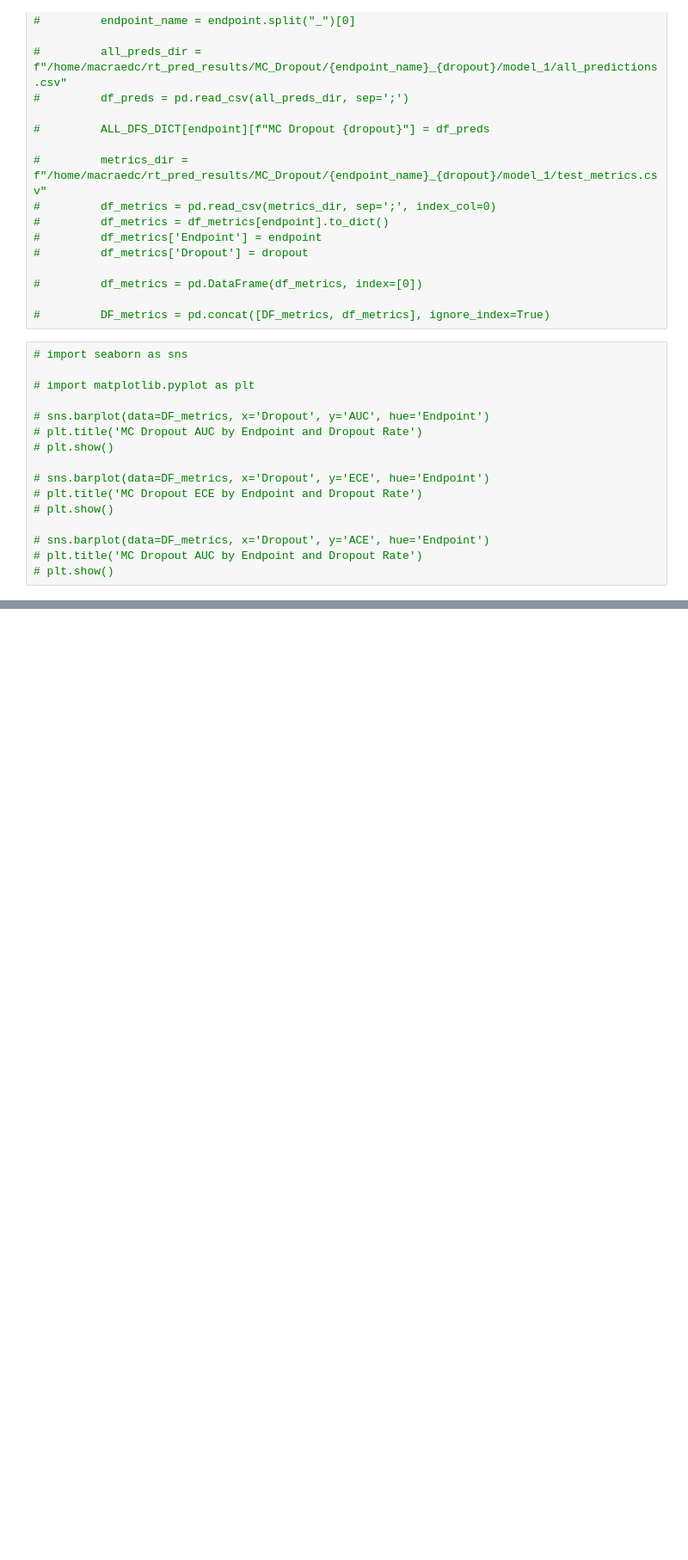
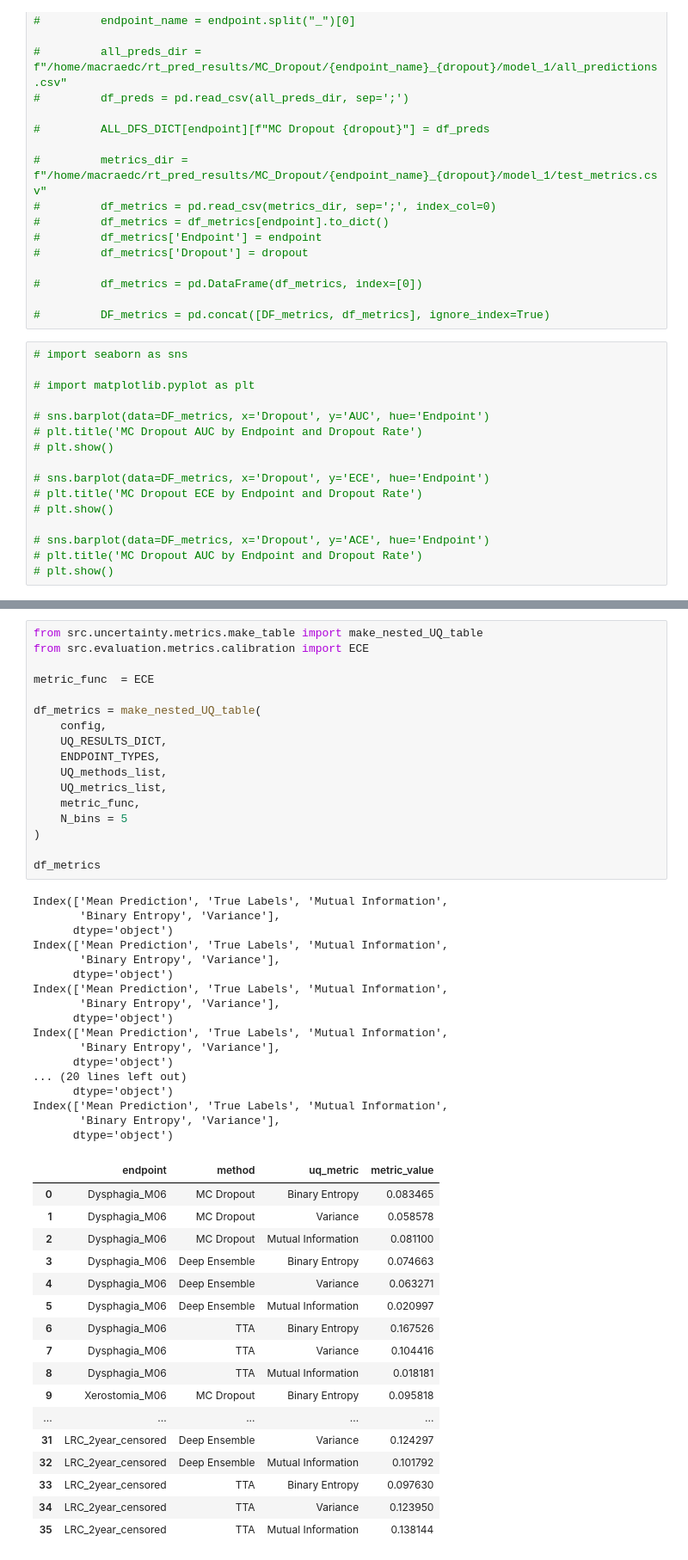
Before and after one commit to DLinRadiotherapyUMCG/PR3DICTR, a Jupyter notebook: metrics_testing.ipynb, the cells around one changed output, grey strips where cells are left out. Shown at 86% size. Drawn from its saved outputs; the diff is of its cells as text; blank space fills up the shorter version.

```diff
--- a/metrics_testing.ipynb
+++ b/metrics_testing.ipynb
@@ -314,0 +319,52 @@ plt.show()
+# %%
+from src.uncertainty.metrics.make_table import make_nested_UQ_table
+from src.evaluation.metrics.calibration import ECE
+
+metric_func  = ECE
+
+df_metrics = make_nested_UQ_table(
+    config,
+    UQ_RESULTS_DICT,
+    ENDPOINT_TYPES,
+    UQ_methods_list,
+    UQ_metrics_list,
+    metric_func,
+    N_bins = 5
+)
+
+df_metrics
+# %% [output]
+Index(['Mean Prediction', 'True Labels', 'Mutual Information',
+       'Binary Entropy', 'Variance'],
+      dtype='object')
+Index(['Mean Prediction', 'True Labels', 'Mutual Information',
+       'Binary Entropy', 'Variance'],
+      dtype='object')
+Index(['Mean Prediction', 'True Labels', 'Mutual Information',
+       'Binary Entropy', 'Variance'],
+      dtype='object')
+Index(['Mean Prediction', 'True Labels', 'Mutual Information',
+       'Binary Entropy', 'Variance'],
+      dtype='object')
+... (20 lines left out)
+      dtype='object')
+Index(['Mean Prediction', 'True Labels', 'Mutual Information',
+       'Binary Entropy', 'Variance'],
+      dtype='object')
+|  | endpoint | method | uq_metric | metric_value |
+| 0 | Dysphagia_M06 | MC Dropout | Binary Entropy | 0.083465 |
+| 1 | Dysphagia_M06 | MC Dropout | Variance | 0.058578 |
+| 2 | Dysphagia_M06 | MC Dropout | Mutual Information | 0.081100 |
+| 3 | Dysphagia_M06 | Deep Ensemble | Binary Entropy | 0.074663 |
+| 4 | Dysphagia_M06 | Deep Ensemble | Variance | 0.063271 |
+| 5 | Dysphagia_M06 | Deep Ensemble | Mutual Information | 0.020997 |
+| 6 | Dysphagia_M06 | TTA | Binary Entropy | 0.167526 |
+| 7 | Dysphagia_M06 | TTA | Variance | 0.104416 |
+| 8 | Dysphagia_M06 | TTA | Mutual Information | 0.018181 |
+| 9 | Xerostomia_M06 | MC Dropout | Binary Entropy | 0.095818 |
+| ... | ... | ... | ... | ... |
+| 31 | LRC_2year_censored | Deep Ensemble | Variance | 0.124297 |
+| 32 | LRC_2year_censored | Deep Ensemble | Mutual Information | 0.101792 |
+| 33 | LRC_2year_censored | TTA | Binary Entropy | 0.097630 |
+| 34 | LRC_2year_censored | TTA | Variance | 0.123950 |
+| 35 | LRC_2year_censored | TTA | Mutual Information | 0.138144 |
```
Also changed, not shown: parts of 7 cells of this notebook, 6 other files.
